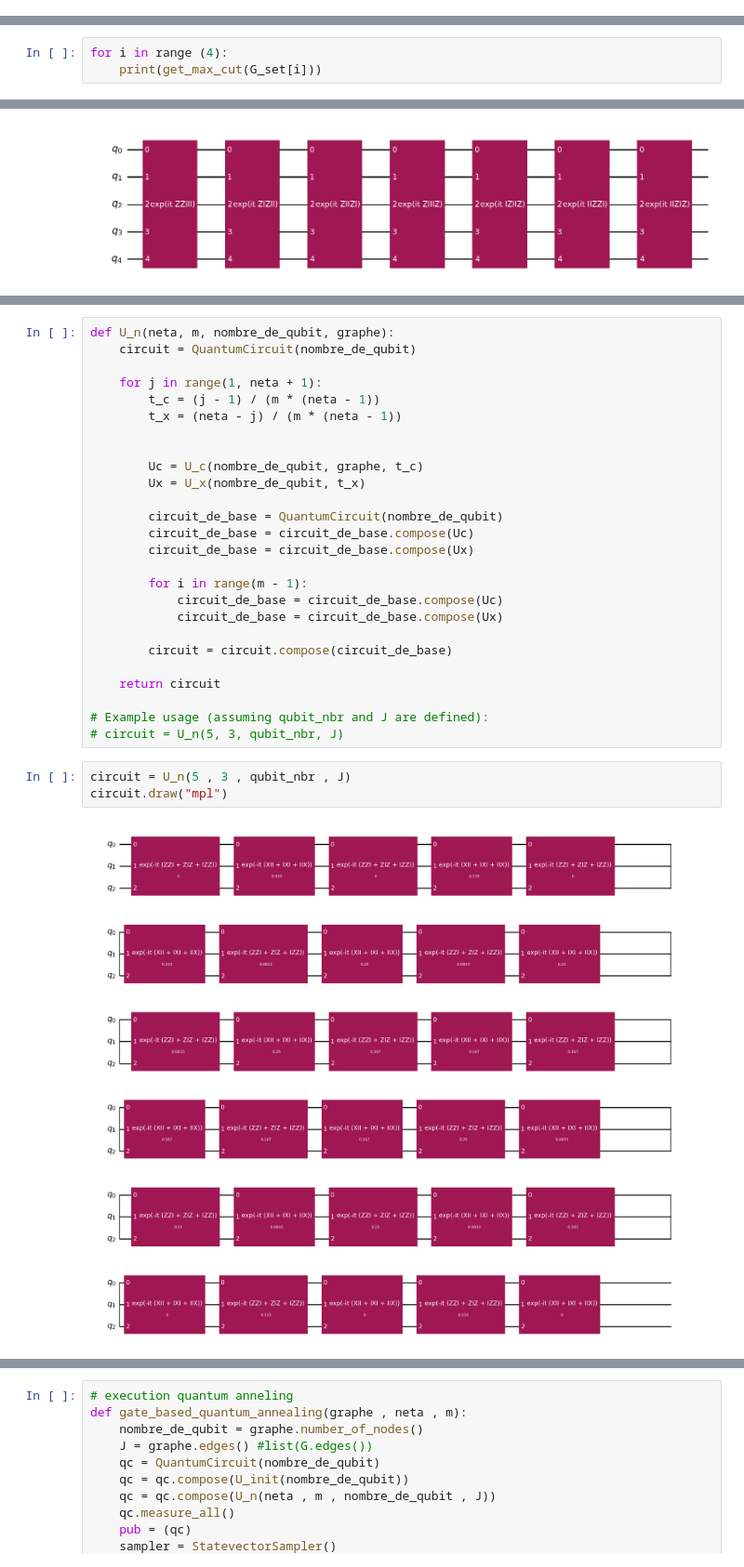
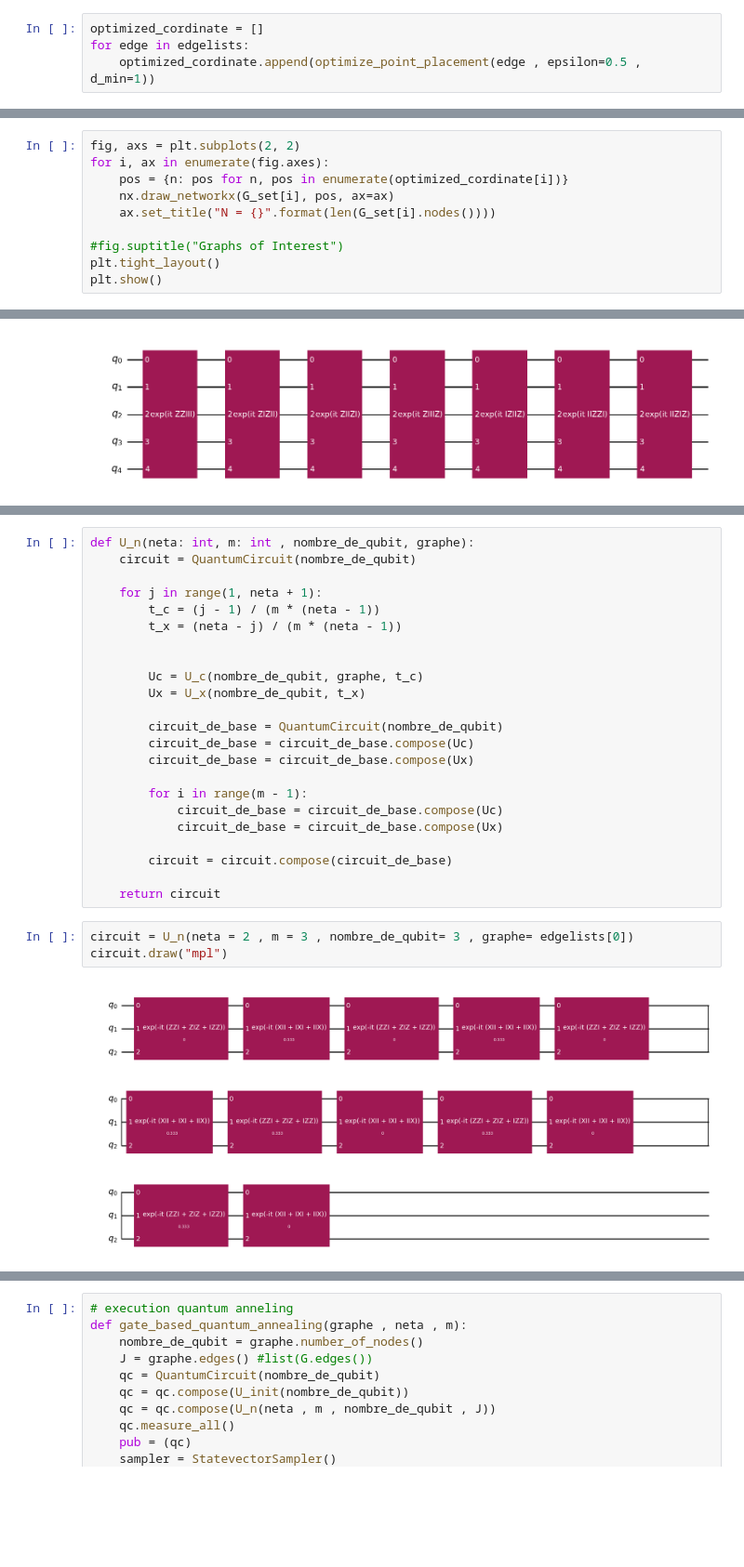
Before and after one commit to darkmatter2000/Maxcut_qaoa_and_annealing, a Jupyter notebook: quantum_maxcut.ipynb, the cells around one changed output, grey strips where cells are left out. Shown at 93% size. Drawn from its saved outputs; the diff is of its cells as text; blank space fills up the shorter version.

```diff
--- a/quantum_maxcut.ipynb
+++ b/quantum_maxcut.ipynb
@@ -34,0 +173,4 @@ plt.show()
+# %%
+optimized_cordinate = []
+for edge in edgelists:
+    optimized_cordinate.append(optimize_point_placement(edge , epsilon=0.5 , d_min=1))
@@ -35,2 +184,12 @@ plt.show()
+# %%
+fig, axs = plt.subplots(2, 2)
+for i, ax in enumerate(fig.axes):
+    pos = {n: pos for n, pos in enumerate(optimized_cordinate[i])}
+    nx.draw_networkx(G_set[i], pos, ax=ax)
+    ax.set_title("N = {}".format(len(G_set[i].nodes())))
+
+#fig.suptitle("Graphs of Interest")
+plt.tight_layout()
+plt.show()
 # %% [markdown]
 # 2. Classical calculation
@@ -67,3 +195,0 @@ def get_max_cut(G):
-# %%
-for i in range (4):
-    print(get_max_cut(G_set[i]))
@@ -240,5 +403,5 @@ print(qubit_nbr , J)
 # %%
-def U_n(neta, m, nombre_de_qubit, graphe):
+def U_n(neta: int, m: int , nombre_de_qubit, graphe):
     circuit = QuantumCircuit(nombre_de_qubit)
 
     for j in range(1, neta + 1):
@@ -260,11 +423,8 @@ def U_n(neta, m, nombre_de_qubit, graphe):
         circuit = circuit.compose(circuit_de_base)
 
     return circuit
-
-# Example usage (assuming qubit_nbr and J are defined):
-# circuit = U_n(5, 3, qubit_nbr, J)
 # %%
-circuit = U_n(5 , 3 , qubit_nbr , J)
+circuit = U_n(neta = 2 , m = 3 , nombre_de_qubit= 3 , graphe= edgelists[0])
 circuit.draw("mpl")
 # %% [output]
-[figure, old version]
+[figure, new version]
```
Also changed, not shown: parts of 29 cells of this notebook.
